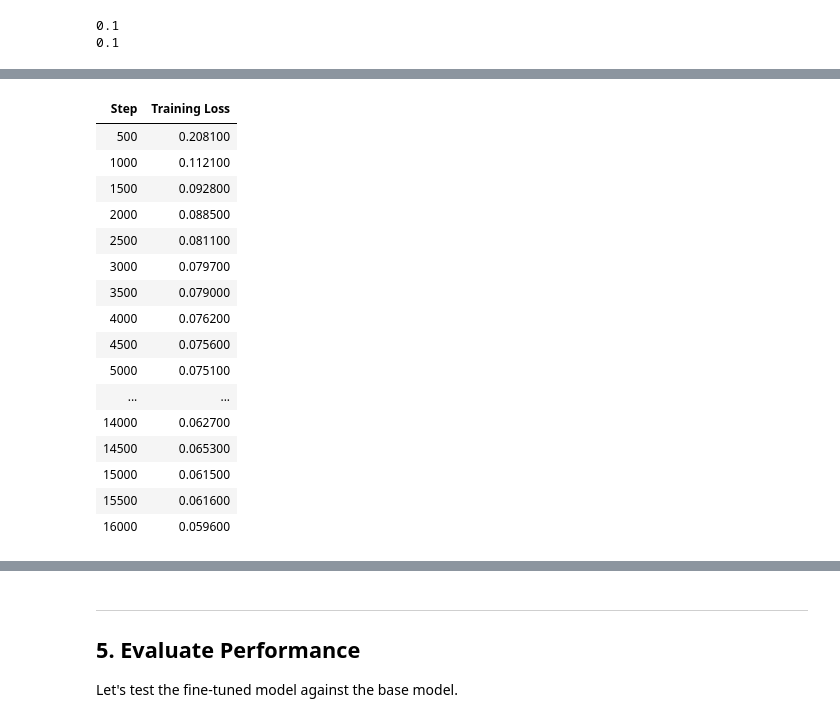
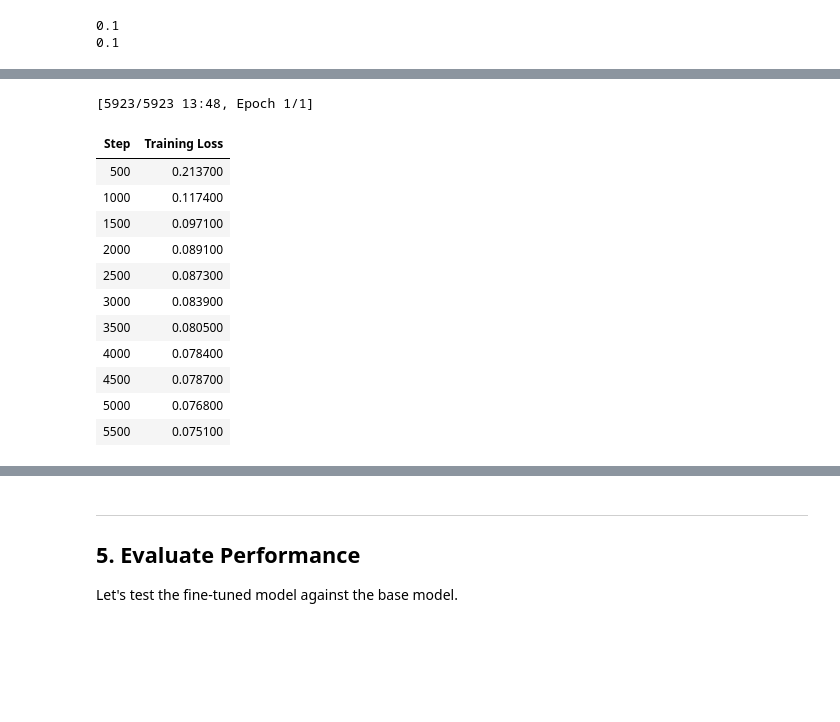
Before and after one commit to Solomon-Chan/CS425-Multi-turn-Medical-Diagnosis-Chatbot, a Jupyter notebook: stage 2/1_fine_tune_symptom_model_colab.ipynb, the cells around one changed output, grey strips where cells are left out. Saved outputs shown, nothing was run; the diff lists cells and outputs as text; code cells hidden in the pictures; blank space fills up the shorter version.

Commit message:
latest colab notebook for sentrans fine-tuning added

```diff
--- a/stage 2/1_fine_tune_symptom_model_colab.ipynb
+++ b/stage 2/1_fine_tune_symptom_model_colab.ipynb
@@ -293,7 +293,7 @@ def create_training_examples(conversations_df, symptoms_list, max_examples=50000
 # - CPU: 10,000-20,000 examples
 # - GPU: 50,000+ examples
 
-MAX_EXAMPLES = 50000  # Adjust this based on your hardware
+MAX_EXAMPLES = 60000  # Adjust this based on your hardware
 
 train_examples = create_training_examples(
     conversations_df,
@@ -416,44 +421,57 @@ import torch
 from sklearn.metrics import precision_recall_fscore_support
 
 NUM_EPOCHS = 5
-PATIENCE = 3
+PATIENCE = 2
+THRESHOLD = 0.05 # Minimum improvement required
 WARMUP_STEPS = len(train_dataloader) * NUM_EPOCHS * 0.1
-best_macro_f1 = 0
-patience_counter = 0
 
-output_path = '/content/drive/MyDrive/Colab Notebooks/CS425 GenAI for NLC'
+output_path = '/content/drive/MyDrive/Colab Notebooks/CS425 GenAI for NLC/'
+base_model_name = 'sentence-transformers/all-MiniLM-L6-v2'
 model = SentenceTransformer(base_model_name)
 train_loss = losses.CosineSimilarityLoss(model)
 train_dataloader = DataLoader(train_data, shuffle=True, batch_size=16)
 symptom_embeddings = model.encode(SYMPTOMS, convert_to_tensor=True, show_progress_bar=True)
 
-for epoch in range(NUM_EPOCHS):
-    # Train one epoch
-    model.fit(
-        train_objectives=[(train_dataloader, train_loss)],
-        epochs=NUM_EPOCHS,
-        warmup_steps=WARMUP_STEPS,
-        show_progress_bar=True
-    )
-    # Eval on val set for macro/micro F1
+best_val_loss = float('inf')
+best_cosine_acc = 0
+patience_counter = 0
+
+def eval_val(model, val_data, symptom_embeddings, symptoms_list):
     y_true, y_pred = [], []
+    losses = []
     for ex in val_data:
         text, target_symptom, label = ex.texts[0], ex.texts[1], ex.label
         text_emb = model.encode(text, convert_to_tensor=True)
-        idx = SYMPTOMS.index(target_symptom)
+        idx = symptoms_list.index(target_symptom)
         sym_emb = symptom_embeddings[idx]
         sim = float(torch.nn.functional.cosine_similarity(text_emb, sym_emb, dim=0))
         pred = 1.0 if sim > 0.5 else 0.0
+        cosine_loss = 1 - sim if label == 1 else sim # loss for pos/neg
+        losses.append(cosine_loss)
         y_true.append(label)
         y_pred.append(pred)
     macro_p, macro_r, macro_f1, _ = precision_recall_fscore_support(y_true, y_pred, average="macro")
     micro_p, micro_r, micro_f1, _ = precision_recall_fscore_support(y_true, y_pred, average="micro")
+    val_loss = np.mean(losses) # mean cosine similarity loss over the validation set
+    cosine_acc = np.mean([int((yp==yt)) for yp, yt in zip(y_pred, y_true)]) # proportion correct
+    return val_loss, cosine_acc, macro_f1, micro_f1
 
-    print(f"Epoch {epoch+1} — Macro F1: {macro_f1:.4f}, Micro F1: {micro_f1:.4f}")
+for epoch in range(NUM_EPOCHS):
+    model.fit(
+        train_objectives=[(train_dataloader, train_loss)],
+        epochs=1,
+        warmup_steps=int(WARMUP_STEPS),
+        show_progress_bar=True
+    )
 
-    # Early stopping & checkpoint
-    if macro_f1 > best_macro_f1:
-        best_macro_f1 = macro_f1
+    val_loss, cosine_acc, macro_f1, micro_f1 = eval_val(model, val_data, symptom_embeddings, SYMPTOMS)
+    print(f"Epoch {epoch+1}: Val Loss {val_loss:.4f}, Cosine Acc {cosine_acc:.4f}, Macro F1 {macro_f1:.4f}, Micro F1 {micro_f1:.4f}")
+
+    # Early stopping strategy: prefer val_loss, fallback to cosine_acc if more useful for your case
+    # Here we use val_loss but you can switch to cosine_acc if you prefer
+    improvement = best_val_loss - val_loss
+    if val_loss < best_val_loss - THRESHOLD:
+        best_val_loss = val_loss
         patience_counter = 0
         model.save(output_path + "sentence_transformer_best")
         print("✓ New best model saved!")
@@ -486,6 +504,7 @@ class MacroMicroF1Evaluator:
         print(f"\nMacro F1: {macro_f1:.4f}, Micro F1: {micro_f1:.4f}")
         return macro_f1
 
+# Final macro/micro F1 evaluation
 evaluator = MacroMicroF1Evaluator(val_data, symptom_embeddings, SYMPTOMS)
 evaluator(model)
 # %% [output]
@@ -493,17 +526,13 @@ evaluator(model)
+[5923/5923 13:48, Epoch 1/1]
 | Step | Training Loss |
-| 500 | 0.208100 |
-| 1000 | 0.112100 |
-| 1500 | 0.092800 |
-| 2000 | 0.088500 |
-| 2500 | 0.081100 |
-| 3000 | 0.079700 |
-| 3500 | 0.079000 |
-| 4000 | 0.076200 |
-| 4500 | 0.075600 |
-| 5000 | 0.075100 |
-| ... | ... |
-| 14000 | 0.062700 |
-| 14500 | 0.065300 |
-| 15000 | 0.061500 |
-| 15500 | 0.061600 |
-| 16000 | 0.059600 |
+| 500 | 0.213700 |
+| 1000 | 0.117400 |
+| 1500 | 0.097100 |
+| 2000 | 0.089100 |
+| 2500 | 0.087300 |
+| 3000 | 0.083900 |
+| 3500 | 0.080500 |
+| 4000 | 0.078400 |
+| 4500 | 0.078700 |
+| 5000 | 0.076800 |
+| 5500 | 0.075100 |
```
Also changed, not shown: parts of 12 cells of this notebook.
